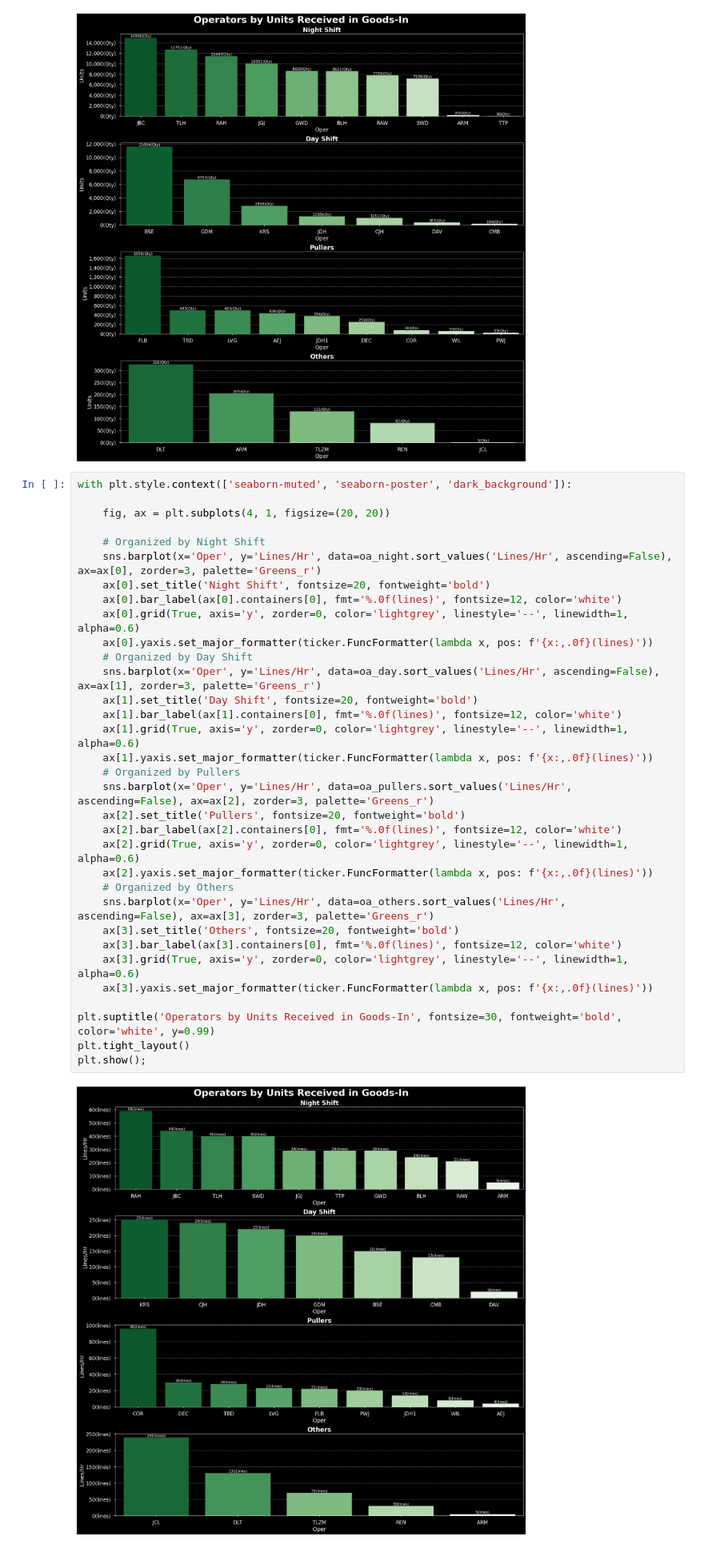
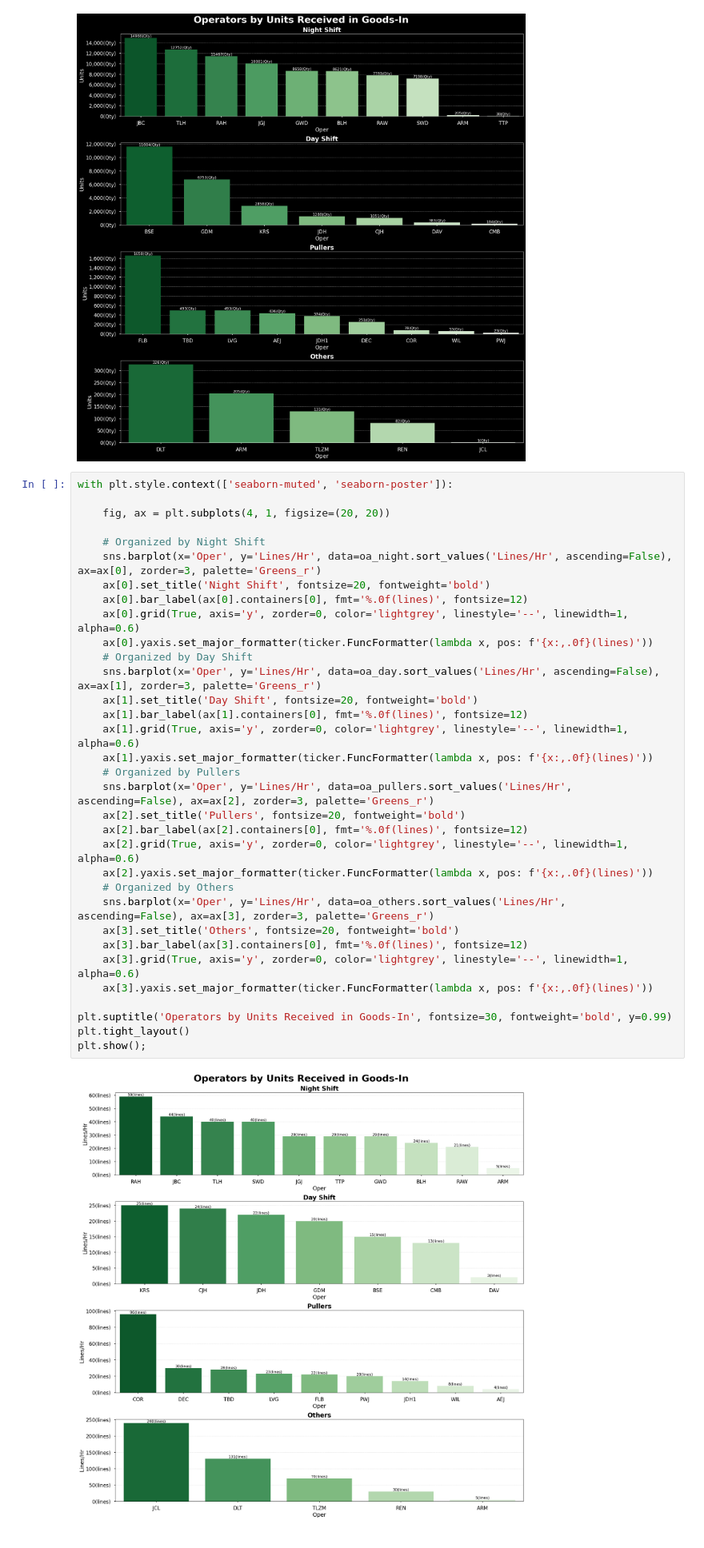
Before and after one commit to zeekwired/Tristate, a Jupyter notebook: Operator_Analysis.ipynb, the cells around one changed output. Shown at 80% size. Drawn from its saved outputs; the diff is of its cells as text.

```diff
--- a/Operator_Analysis.ipynb
+++ b/Operator_Analysis.ipynb
@@ -163,37 +163,37 @@ plt.show();
 # %% [output]
 [figure]
 # %%
-with plt.style.context(['seaborn-muted', 'seaborn-poster', 'dark_background']):
+with plt.style.context(['seaborn-muted', 'seaborn-poster']):
 
     fig, ax = plt.subplots(4, 1, figsize=(20, 20))
 
     # Organized by Night Shift
     sns.barplot(x='Oper', y='Lines/Hr', data=oa_night.sort_values('Lines/Hr', ascending=False), ax=ax[0], zorder=3, palette='Greens_r')
     ax[0].set_title('Night Shift', fontsize=20, fontweight='bold')
-    ax[0].bar_label(ax[0].containers[0], fmt='%.0f(lines)', fontsize=12, color='white')
+    ax[0].bar_label(ax[0].containers[0], fmt='%.0f(lines)', fontsize=12)
     ax[0].grid(True, axis='y', zorder=0, color='lightgrey', linestyle='--', linewidth=1, alpha=0.6)
     ax[0].yaxis.set_major_formatter(ticker.FuncFormatter(lambda x, pos: f'{x:,.0f}(lines)'))
     # Organized by Day Shift
     sns.barplot(x='Oper', y='Lines/Hr', data=oa_day.sort_values('Lines/Hr', ascending=False), ax=ax[1], zorder=3, palette='Greens_r')
     ax[1].set_title('Day Shift', fontsize=20, fontweight='bold')
-    ax[1].bar_label(ax[1].containers[0], fmt='%.0f(lines)', fontsize=12, color='white')
+    ax[1].bar_label(ax[1].containers[0], fmt='%.0f(lines)', fontsize=12)
     ax[1].grid(True, axis='y', zorder=0, color='lightgrey', linestyle='--', linewidth=1, alpha=0.6)
     ax[1].yaxis.set_major_formatter(ticker.FuncFormatter(lambda x, pos: f'{x:,.0f}(lines)'))
     # Organized by Pullers
     sns.barplot(x='Oper', y='Lines/Hr', data=oa_pullers.sort_values('Lines/Hr', ascending=False), ax=ax[2], zorder=3, palette='Greens_r')
     ax[2].set_title('Pullers', fontsize=20, fontweight='bold')
-    ax[2].bar_label(ax[2].containers[0], fmt='%.0f(lines)', fontsize=12, color='white')
+    ax[2].bar_label(ax[2].containers[0], fmt='%.0f(lines)', fontsize=12)
     ax[2].grid(True, axis='y', zorder=0, color='lightgrey', linestyle='--', linewidth=1, alpha=0.6)
     ax[2].yaxis.set_major_formatter(ticker.FuncFormatter(lambda x, pos: f'{x:,.0f}(lines)'))
     # Organized by Others
     sns.barplot(x='Oper', y='Lines/Hr', data=oa_others.sort_values('Lines/Hr', ascending=False), ax=ax[3], zorder=3, palette='Greens_r')
     ax[3].set_title('Others', fontsize=20, fontweight='bold')
-    ax[3].bar_label(ax[3].containers[0], fmt='%.0f(lines)', fontsize=12, color='white')
+    ax[3].bar_label(ax[3].containers[0], fmt='%.0f(lines)', fontsize=12)
     ax[3].grid(True, axis='y', zorder=0, color='lightgrey', linestyle='--', linewidth=1, alpha=0.6)
     ax[3].yaxis.set_major_formatter(ticker.FuncFormatter(lambda x, pos: f'{x:,.0f}(lines)'))
 
-plt.suptitle('Operators by Units Received in Goods-In', fontsize=30, fontweight='bold', color='white', y=0.99)
+plt.suptitle('Operators by Units Received in Goods-In', fontsize=30, fontweight='bold', y=0.99)
 plt.tight_layout()
 plt.show();
 # %% [output]
-[figure, old version]
+[figure, new version]
```
